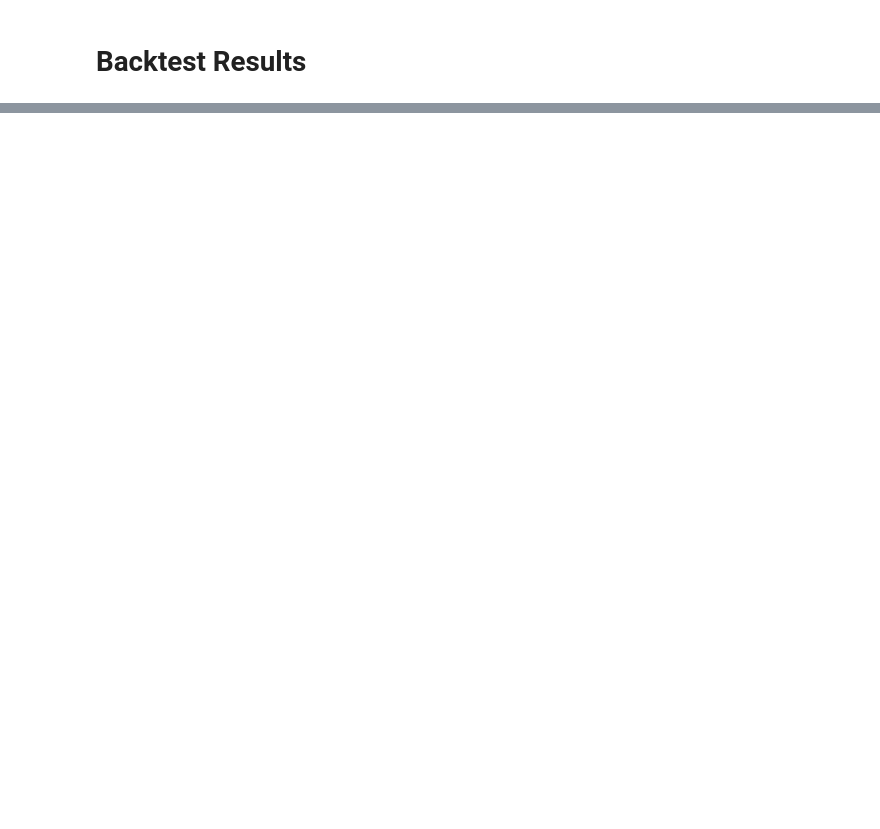
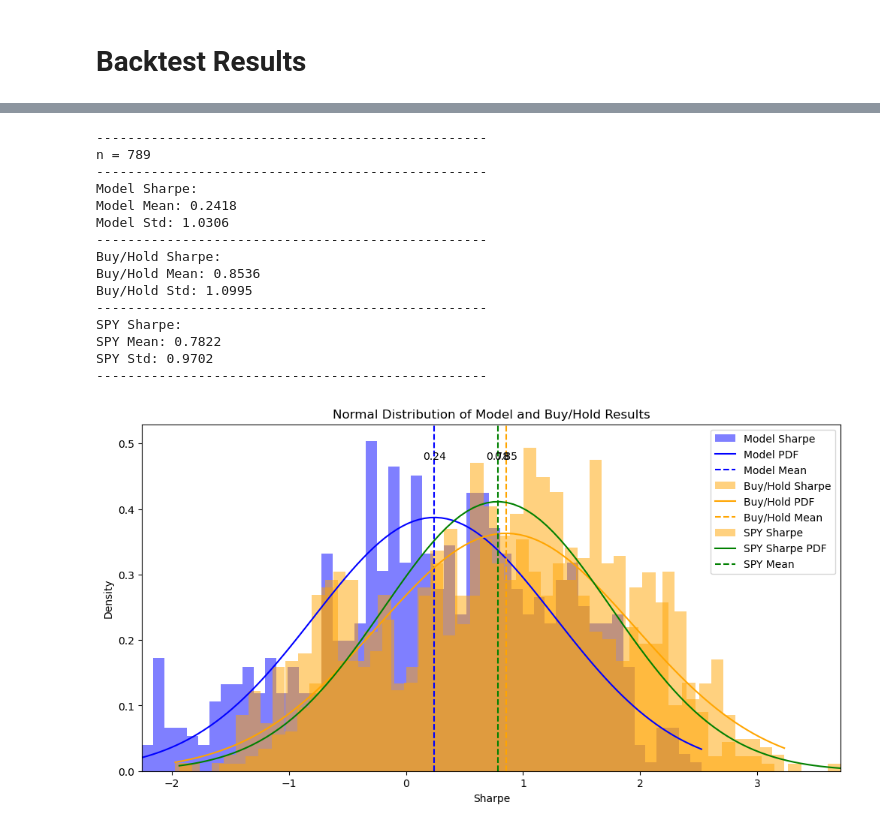
Before and after one commit to FilBillions/conditional_probability_model_1, a Jupyter notebook: Backtest_Results.ipynb, the cells around one changed output, grey strips where cells are left out. Drawn from its saved outputs; the diff is of its cells as text; code cells hidden in the pictures; blank space fills up the shorter version.

```diff
--- a/Backtest_Results.ipynb
+++ b/Backtest_Results.ipynb
@@ -19,0 +26,19 @@ Buy/Hold Std: 16.02%
+# %%
+sharpe_hist(import_csv,buy_hold=True, spy=True)
+# %% [output]
+--------------------------------------------------
+n = 789
+--------------------------------------------------
+Model Sharpe:
+Model Mean: 0.2418
+Model Std: 1.0306
+--------------------------------------------------
+Buy/Hold Sharpe:
+Buy/Hold Mean: 0.8536
+Buy/Hold Std: 1.0995
+--------------------------------------------------
+SPY Sharpe:
+SPY Mean: 0.7822
+SPY Std: 0.9702
+--------------------------------------------------
+[figure, added]
```
Also changed, not shown: parts of 5 cells of this notebook, 5 other files.
